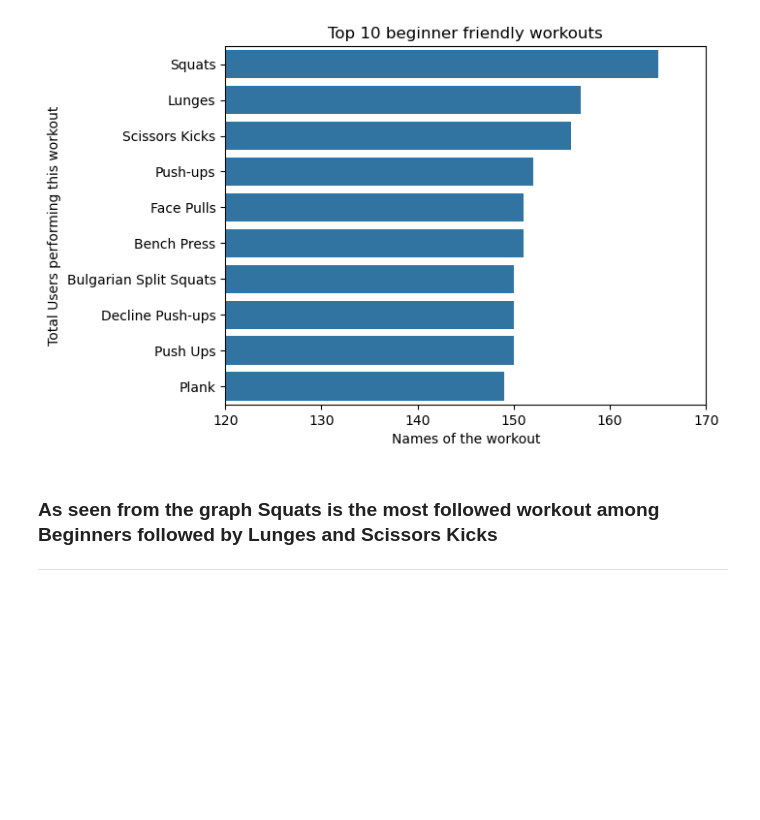
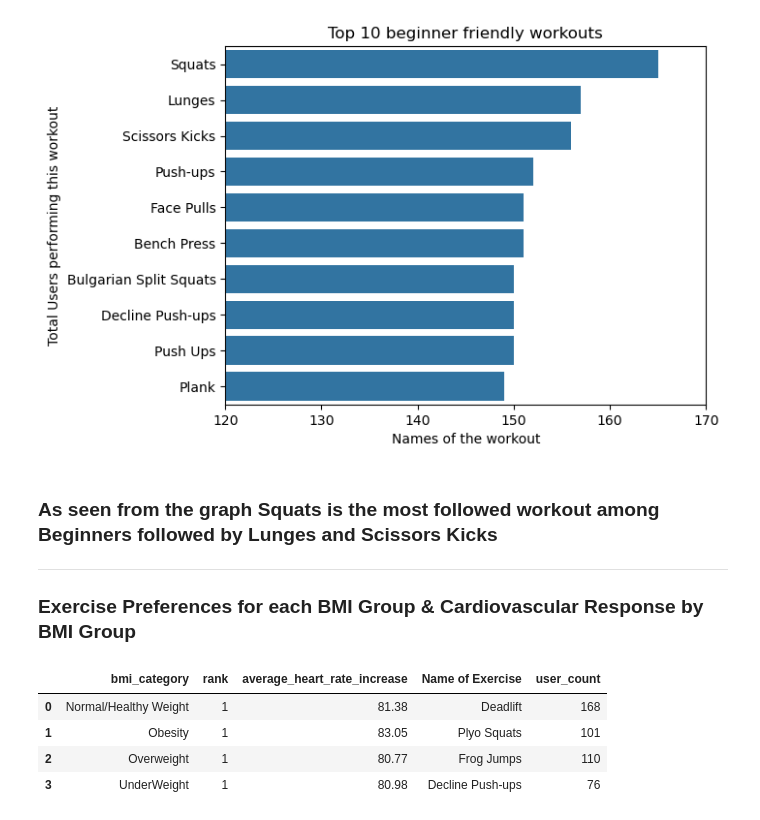
Before and after one commit to suzaladhikari/Fitness_App, a Jupyter notebook: Analysis_Data/dataanalysis.ipynb, the cells around one changed output. Cells and saved outputs as stored; diff of their text form; code cells hidden in the pictures; blank space fills up the shorter version.

```diff
--- a/Analysis_Data/dataanalysis.ipynb
+++ b/Analysis_Data/dataanalysis.ipynb
@@ -197,3 +197,5 @@ plt.show()
 # %% [markdown]
 ### As seen from the graph Squats is the most followed workout among Beginners followed by Lunges and Scissors Kicks
 ---
+
+### Exercise Preferences for each BMI Group & Cardiovascular Response by BMI Group
@@ -199,0 +253,8 @@ plt.show()
+# %%
+exercise_bmi.head(5)
+# %% [output]
+|  | bmi_category | rank | average_heart_rate_increase | Name of Exercise | user_count |
+| 0 | Normal/Healthy Weight | 1 | 81.38 | Deadlift | 168 |
+| 1 | Obesity | 1 | 83.05 | Plyo Squats | 101 |
+| 2 | Overweight | 1 | 80.77 | Frog Jumps | 110 |
+| 3 | UnderWeight | 1 | 80.98 | Decline Push-ups | 76 |
```
Also changed, not shown: parts of 3 cells of this notebook.
